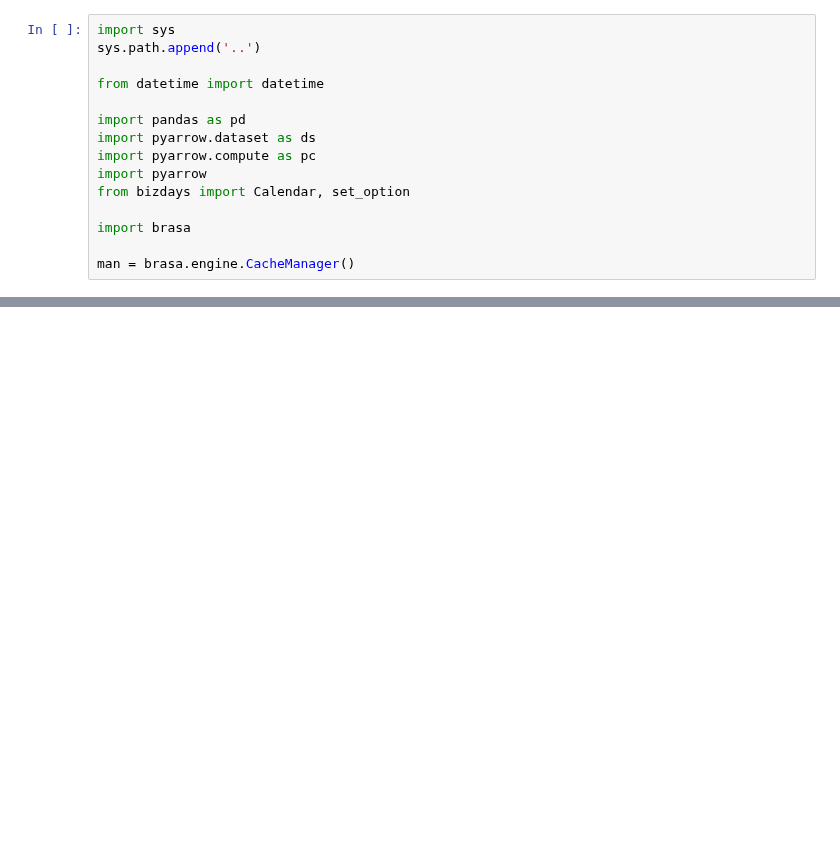
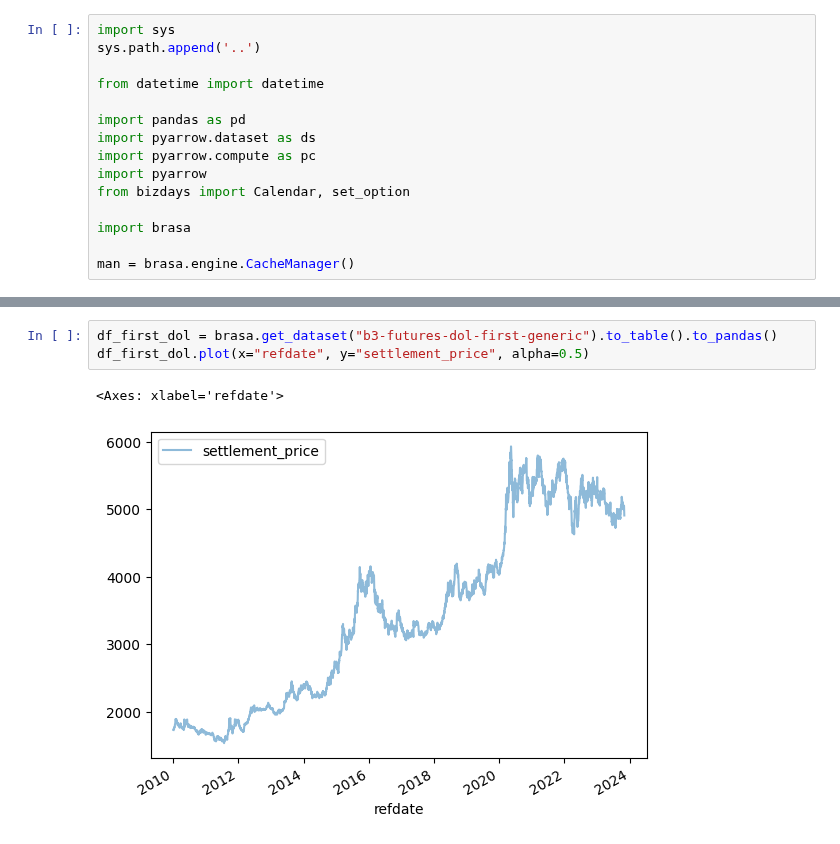
Before and after one commit to wilsonfreitas/brasa, a Jupyter notebook: notebooks/pyarrow-2-di1-curves.ipynb, the cells around one changed output, grey strips where cells are left out. Drawn from its saved outputs; the diff is of its cells as text; blank space fills up the shorter version.

```diff
--- a/notebooks/pyarrow-2-di1-curves.ipynb
+++ b/notebooks/pyarrow-2-di1-curves.ipynb
@@ -88,0 +29,6 @@ tb_di1_curve_standard_returns.filter(pc.field("symbol").isin(["DI1T21", "DI1T252
+# %%
+df_first_dol = brasa.get_dataset("b3-futures-dol-first-generic").to_table().to_pandas()
+df_first_dol.plot(x="refdate", y="settlement_price", alpha=0.5)
+# %% [output]
+<Axes: xlabel='refdate'>
+[figure, added]
```
Also changed, not shown: parts of 15 cells of this notebook, 8 other files.
